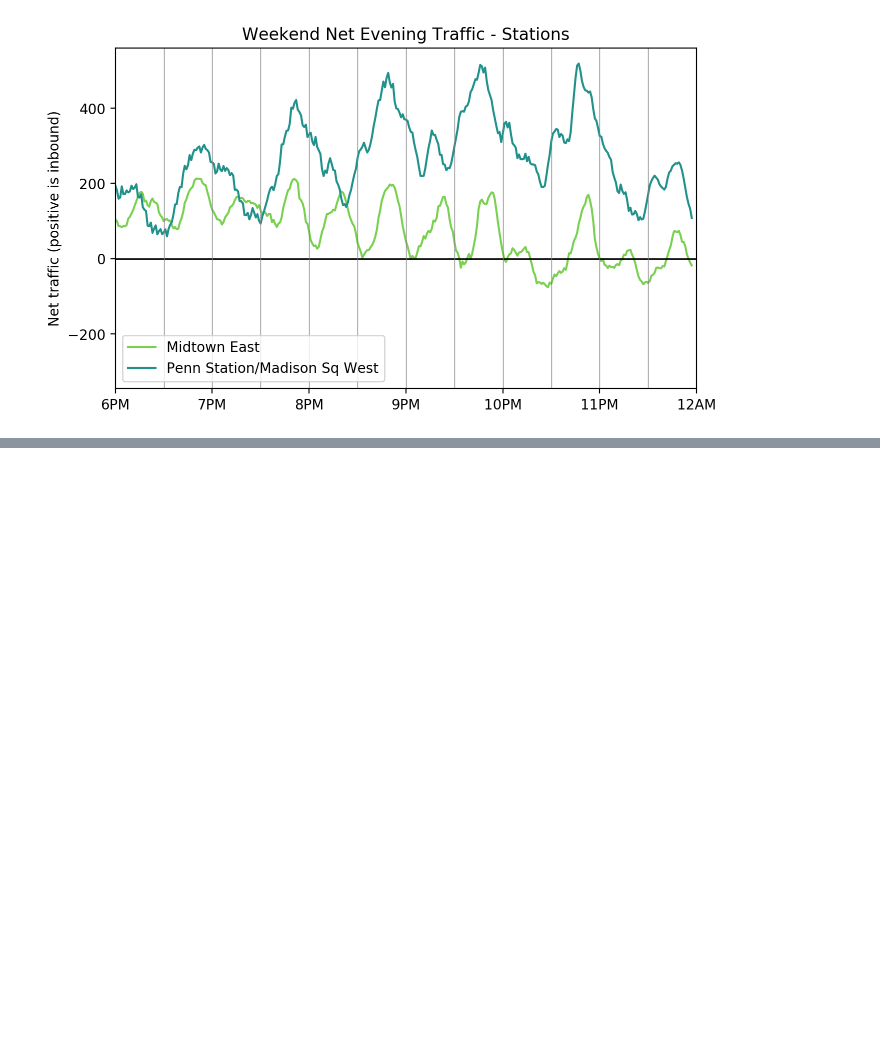
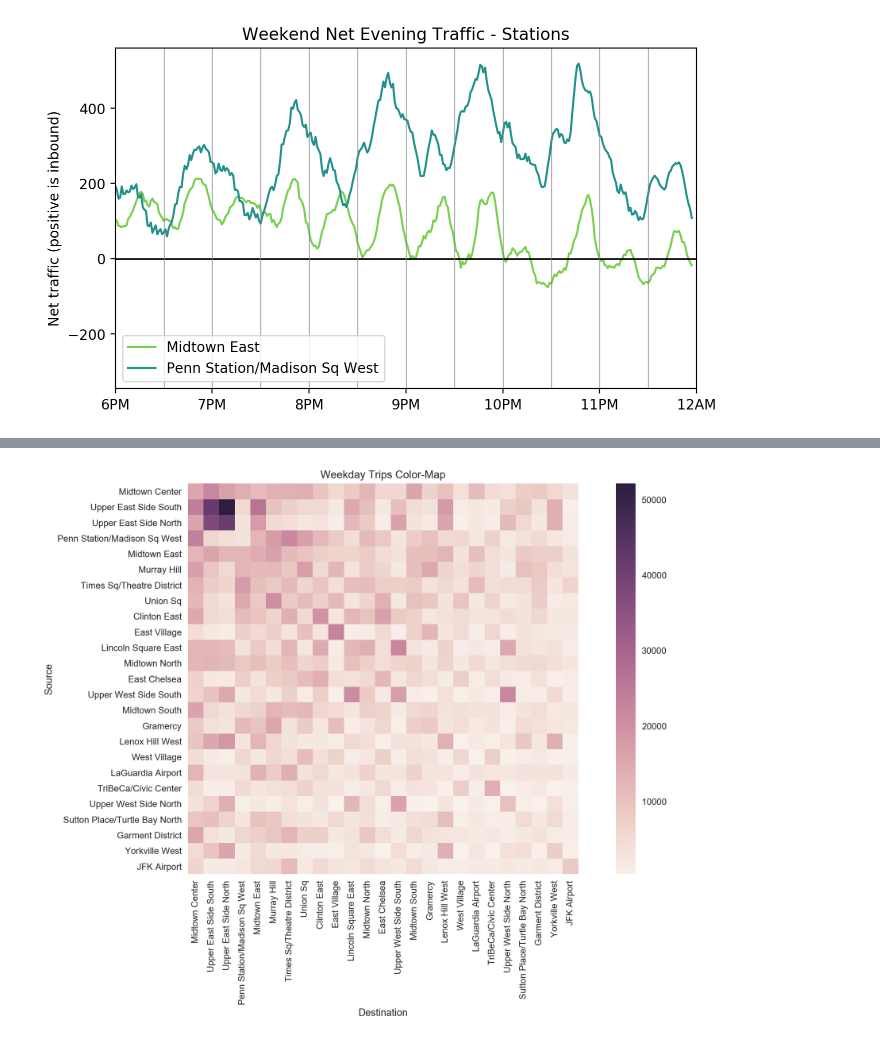
Before and after one commit to ds1004-sp17/ds1004, a Jupyter notebook: deliverable1/analysis/plots.ipynb, the cells around one changed output, grey strips where cells are left out. Cells and saved outputs as stored; diff of their text form; code cells hidden in the pictures; blank space fills up the shorter version.

```diff
--- a/deliverable1/analysis/plots.ipynb
+++ b/deliverable1/analysis/plots.ipynb
@@ -246,0 +278,41 @@ plt.savefig("weekend_net_stations.png",bbox_inches="tight",dpi=300)
+# %%
+with open("/Users/abhishekkadian/Desktop/days_location_trips.txt") as f:
+    lines = f.readlines()
+
+weekday_top_counts = [[0 for x in range(len(top_places))] for y in range(len(top_places))]
+
+for line in lines:
+    L = line.strip().split("\t")
+    day = L[0][2:].split(",")[0][:-1]
+    beg = int(L[0].split(",")[1].replace("\'", ""))
+    end = int(L[0].split(",")[2].replace("\'", "")[:-1])
+    if beg in top_ids and end in top_ids and day in ["Monday", "Tuesday", "Wednesday", "Thursday", "Friday"]:
+        weekday_top_counts[top_ids.index(beg)][top_ids.index(end)] = int(L[1])
+# %%
+fig = plt.figure(figsize=(15, 8))
+
+ax = fig.add_subplot(111)
+ax.set_title('Weekday Trips Color-Map')
+# plt.imshow(top_counts, cmap=sns.cubehelix_palette(light=1, as_cmap=True))
+
+ax = sns.heatmap(weekday_top_counts)
+
+ax.set_aspect('equal')
+
+# plt.setp(ax.xaxis.get_majorticklabels(), rotation=90)
+ax.set_xticklabels(top_places)
+plt.setp(ax.xaxis.get_majorticklabels(), rotation=90)
+plt.setp(ax.yaxis.get_majorticklabels(), rotation=0)
+# ax.set_xticks(range(len(top_places)))
+
+ax.set_yticklabels(reversed(top_places))
+# ax.set_yticks(range(len(top_places)))
+
+plt.xlabel('Destination')
+plt.ylabel('Source')
+
+plt.savefig("weekday-trips-colormap.jpg", bbox_inches="tight")
+
+plt.show()
+# %% [output]
+[figure, added]
```
Also changed, not shown: parts of 5 cells of this notebook.
